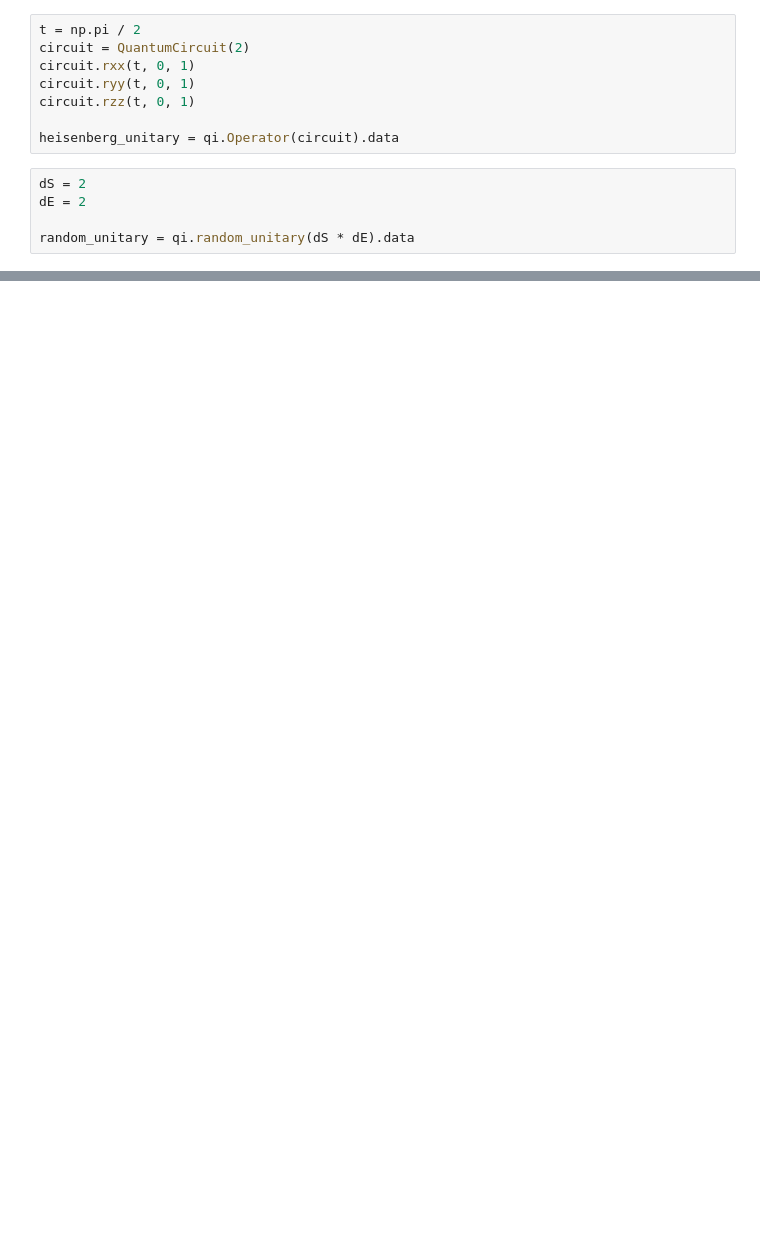
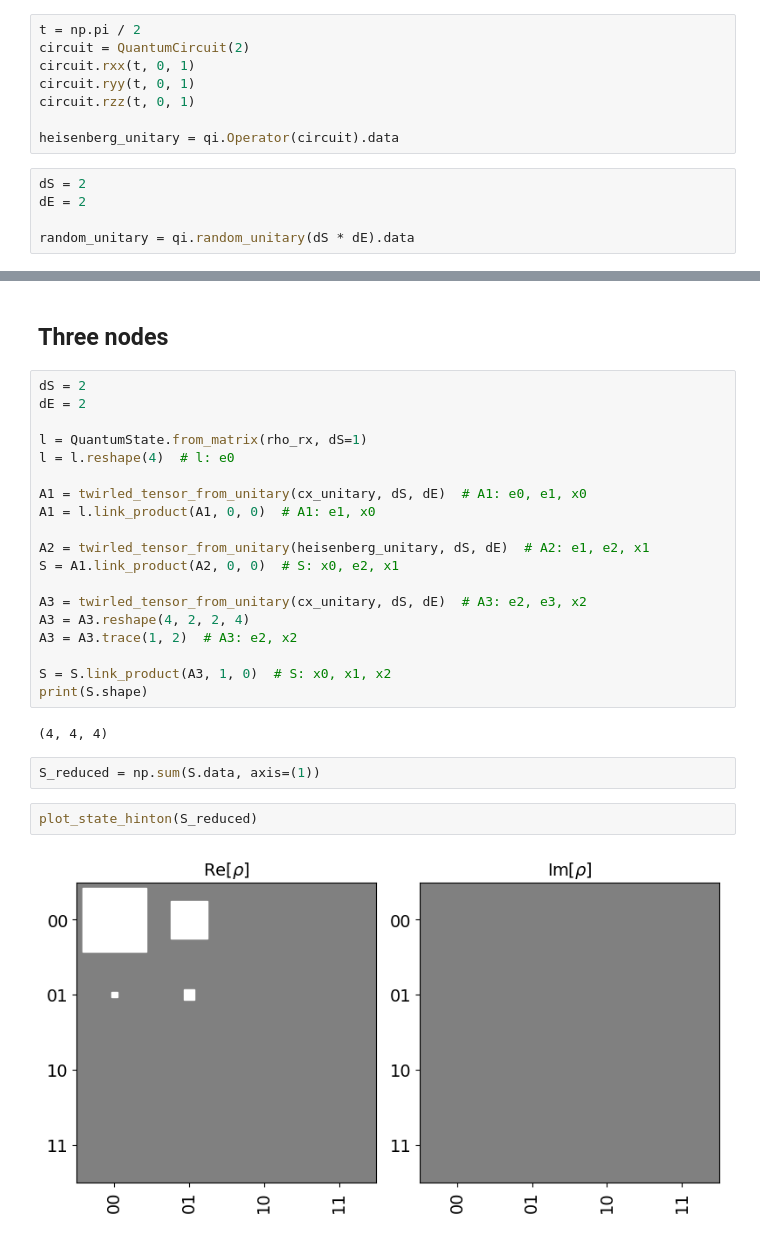
Before and after one commit to jkfids/corrqec2, a Jupyter notebook: notebooks/spc_mps.ipynb, the cells around one changed output, grey strips where cells are left out. Cells and saved outputs as stored; diff of their text form; blank space fills up the shorter version.

```diff
--- a/notebooks/spc_mps.ipynb
+++ b/notebooks/spc_mps.ipynb
@@ -140,0 +173,29 @@ plot_state_hinton(S.data)
+# %% [markdown]
+## Three nodes
+# %%
+dS = 2
+dE = 2
+
+l = QuantumState.from_matrix(rho_rx, dS=1)
+l = l.reshape(4)  # l: e0
+
+A1 = twirled_tensor_from_unitary(cx_unitary, dS, dE)  # A1: e0, e1, x0
+A1 = l.link_product(A1, 0, 0)  # A1: e1, x0
+
+A2 = twirled_tensor_from_unitary(heisenberg_unitary, dS, dE)  # A2: e1, e2, x1
+S = A1.link_product(A2, 0, 0)  # S: x0, e2, x1
+
+A3 = twirled_tensor_from_unitary(cx_unitary, dS, dE)  # A3: e2, e3, x2
+A3 = A3.reshape(4, 2, 2, 4)
+A3 = A3.trace(1, 2)  # A3: e2, x2
+
+S = S.link_product(A3, 1, 0)  # S: x0, x1, x2
+print(S.shape)
+# %% [output]
+(4, 4, 4)
+# %%
+S_reduced = np.sum(S.data, axis=(1))
+# %%
+plot_state_hinton(S_reduced)
+# %% [output]
+[figure, added]
```
Also changed, not shown: parts of 9 cells of this notebook, 26 other files.
